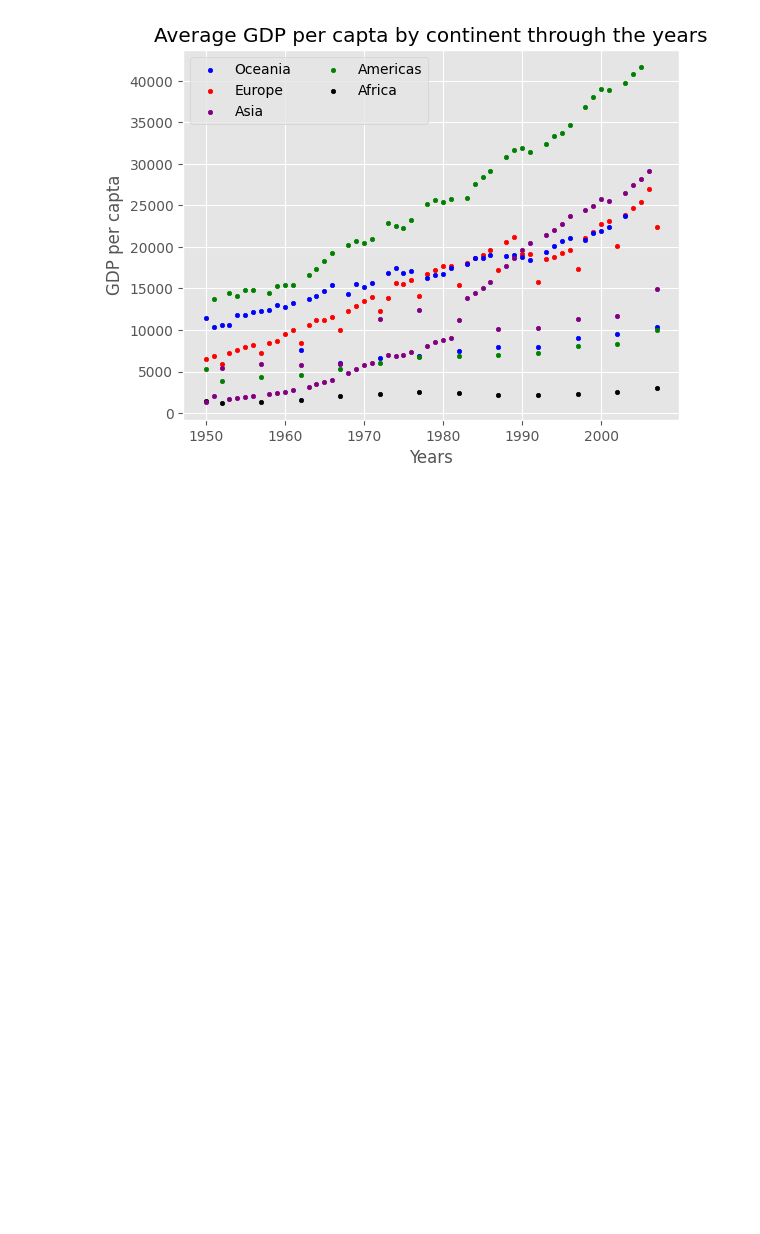
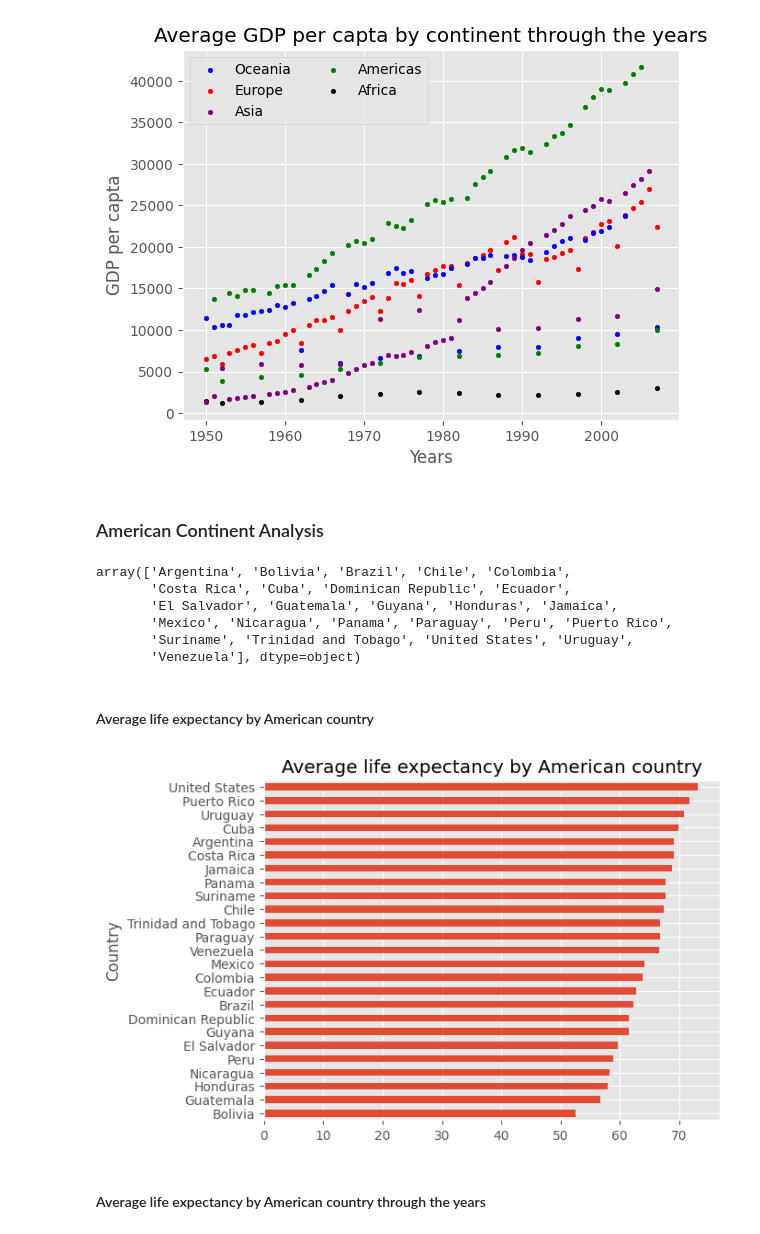
Before and after one commit to florescarol/gapminder_analysis, a Jupyter notebook: analysis.ipynb, the cells around one changed output. Cells and saved outputs as stored; diff of their text form; code cells hidden in the pictures; blank space fills up the shorter version.

Commit message:
analyzing american continent data

```diff
--- a/analysis.ipynb
+++ b/analysis.ipynb
@@ -126,3 +126,29 @@ plt.title("Average GDP per capta by continent through the years");
 plt.legend(loc = "upper left", ncols = 2);
 # %% [output]
 [figure]
+# %% [markdown]
+<h3> American Continent Analysis </h3>
+# %%
+# Setting variables
+df_americas = df.loc[df["Continent"] == "Americas"]
+# %%
+# All American countries
+df_americas["Country"].unique()
+# %% [output]
+array(['Argentina', 'Bolivia', 'Brazil', 'Chile', 'Colombia',
+       'Costa Rica', 'Cuba', 'Dominican Republic', 'Ecuador',
+       'El Salvador', 'Guatemala', 'Guyana', 'Honduras', 'Jamaica',
+       'Mexico', 'Nicaragua', 'Panama', 'Paraguay', 'Peru', 'Puerto Rico',
+       'Suriname', 'Trinidad and Tobago', 'United States', 'Uruguay',
+       'Venezuela'], dtype=object)
+# %% [markdown]
+<h4> Average life expectancy by American country </h4>
+# %%
+life_exp_grouped_by_country = df_americas.groupby("Country")["Life expectancy"]
+sorted_values =  life_exp_grouped_by_country.mean().sort_values()
+plt.ylabel("Life expectancy")
+sorted_values.plot.barh(title="Average life expectancy by American country");
+# %% [output]
+[figure, added]
+# %% [markdown]
+<h4> Average life expectancy by American country through the years </h4>
```
Also changed, not shown: parts of 7 cells of this notebook.
